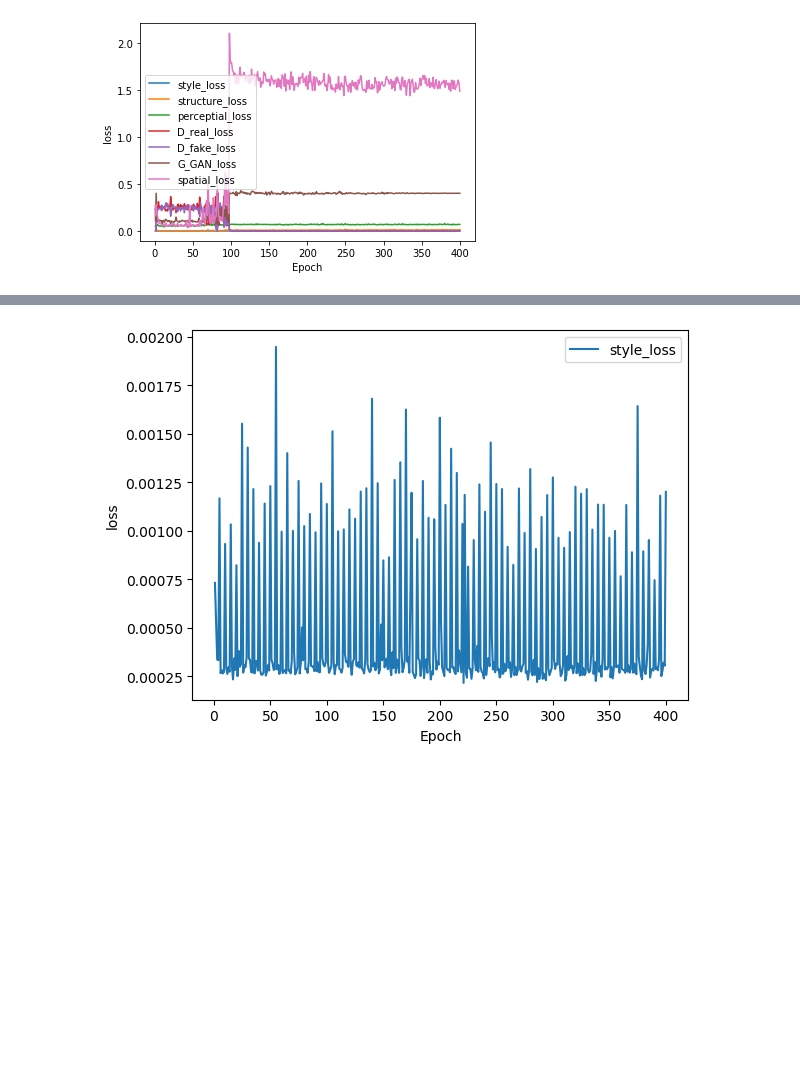
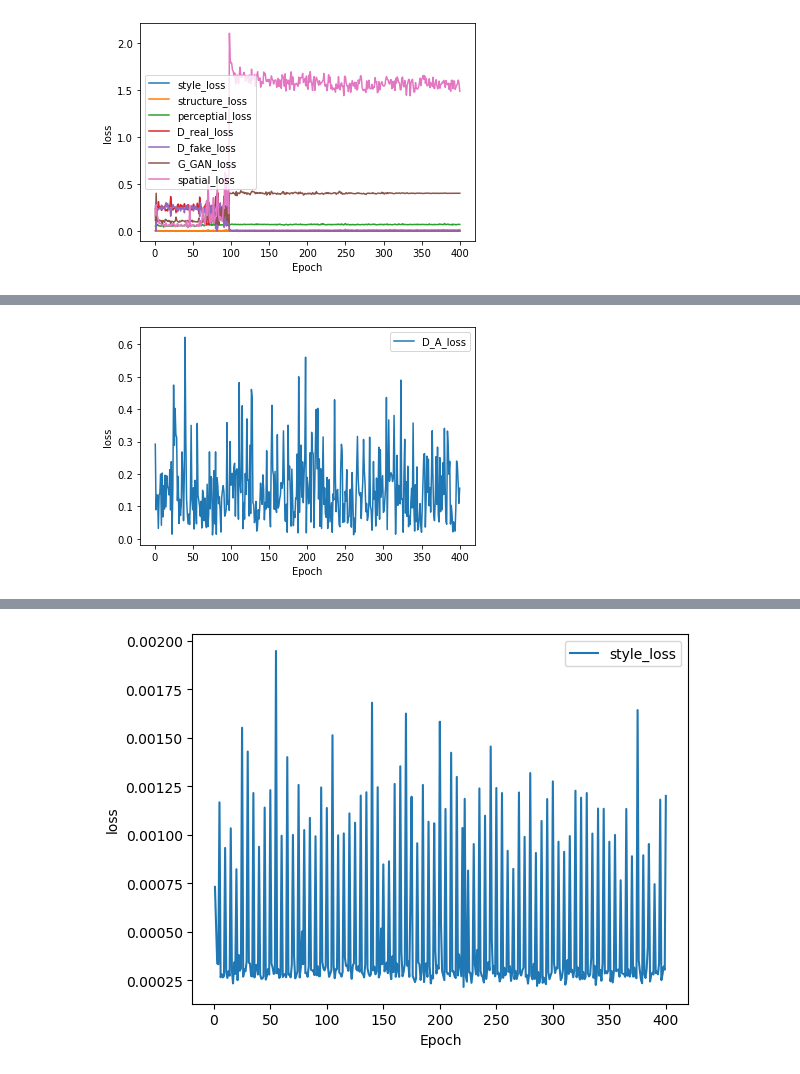
Before and after one commit to Kawa73jobKotarou/Cyclegan, a Jupyter notebook: loss_graph.ipynb, the cells around one changed output, grey strips where cells are left out. Cells and saved outputs as stored; diff of their text form; code cells hidden in the pictures; blank space fills up the shorter version.

```diff
--- a/loss_graph.ipynb
+++ b/loss_graph.ipynb
@@ -116,0 +115,98 @@ plt.show()
+# %%
+# これを実行するとグラフゲット
+import pandas as pd
+import matplotlib.pyplot as plt
+import os
+import pdb
+
+# path = "checkpoints/231114_miyazaki-ronbun_4fold_1_patchsize06/"
+# path = "checkpoints/231110_miyazaki-ronbun_4fold_1_patchsize12/"
+path = "checkpoints/2505020_LSeSim_no-perceptual_0.5patch_241004_allbody_fullset/"
+
+# save_path=path+"img/"
+save_path = '/home/kawanami/work/presen_images/250526/loss/cyclegan/2505020_LSeSim_no-perceptual_0.5patch_241004_allbody_fullset/'
+if not os.path.exists(save_path):
+    os.makedirs(save_path)
+# テキストファイルからデータを読み込む
+data = pd.read_csv(path+'final_loss_log.txt', sep=' ', header=None)
+loss_name=['epoch', 'D_A', 'G_A', 'cycle_A', 'idt_A', 'D_B', 'G_B', 'cycle_B', 'idt_B', 'style', 'G_A_s', 'per','spatial']
+num_columns, num_rows = data.shape
+para = [1,1,1,10,5,1,1,10,5,0.1, 10.0, 0.1,1]
+# para = [1,375,20,0.75,1,1,1,1]
+
+# print(data[1][14])
+# for k in range(len(data[1])):
+#     if data[1][k]=="inf":
+#         data[1][k]=data[1][k-1]
+#     print(str(k)+str(type(data[1][k])))
+
+# print(data[1][14])
+
+
+# pdb.set_trace()
+#各lossのパラメーターを考慮しないグラフを出力
+for i in range(1,num_rows-1):
+    plt.plot(data[0], data[i].astype(float) /para[i], label=loss_name[i]+'_loss')
+
+    # グラフの設定
+    plt.xlabel('Epoch')
+    plt.ylabel('loss')
+    plt.legend()
+    # グラフを画像ファイルとして保存
+    plt.savefig(save_path+loss_name[i]+'_loss.png')
+    # グラフを表示
+    plt.show()
+
+# ジェネレータに関わるlossの出力
+generator_all_loss=data[2]+data[3]+data[4]+data[6]+data[7]+data[8]
+# plt.plot(data[0], data[1].astype(float), label=loss_name[1]+'_loss')
+plt.plot(data[0], data[2], label=loss_name[2]+'_loss')
+plt.plot(data[0], data[3], label=loss_name[3]+'_loss')
+plt.plot(data[0], data[4], label=loss_name[4]+'_loss')
+plt.plot(data[0], data[6], label=loss_name[6]+'_loss')
+plt.plot(data[0], data[7], label=loss_name[7]+'_loss')
+plt.plot(data[0], data[8], label=loss_name[8]+'_loss')
+plt.plot(data[0], data[9], label=loss_name[9]+'_loss')
+plt.plot(data[0], data[10], label=loss_name[10]+'_loss')
+plt.plot(data[0], data[11], label=loss_name[11]+'_loss')
+plt.plot(data[0], generator_all_loss, label='Generator_all_loss')
+# グラフの設定
+plt.xlabel('Epoch')
+plt.ylabel('loss')
+plt.legend()
+# グラフを画像ファイルとして保存
+plt.savefig(save_path+'Generator_all_loss.png')
+# グラフを表示
+plt.show()
+
+# ディスクリミネータに関わるlossの出力
+D_loss=(data[1]+data[5])/2
+plt.plot(data[0], data[1], label=loss_name[1]+'_loss')
+plt.plot(data[0], data[5], label=loss_name[5]+'_loss')
+plt.plot(data[0], D_loss, label='Discriminator_all_loss')
+
+# グラフの設定
+plt.xlabel('Epoch')
+plt.ylabel('loss')
+plt.legend()
+# グラフを画像ファイルとして保存
+plt.savefig(save_path+'D_loss.png')
+# グラフを表示
+plt.show()
+
+# GANに関わるlossの出力
+D_loss=(data[1]+data[5])/2
+G_loss=(data[2]+data[6])/2
+plt.plot(data[0], D_loss, label='Discriminator_all_loss')
+plt.plot(data[0], G_loss, label='Generator_all_loss')
+
+# グラフの設定
+plt.xlabel('Epoch')
+plt.ylabel('loss')
+plt.legend()
+# グラフを画像ファイルとして保存
+plt.savefig(save_path+'GAN_loss.png')
+# グラフを表示
+plt.show()
+# %% [output]
+[figure, added]
```
Also changed, not shown: parts of 3 cells of this notebook, 3 other files.
